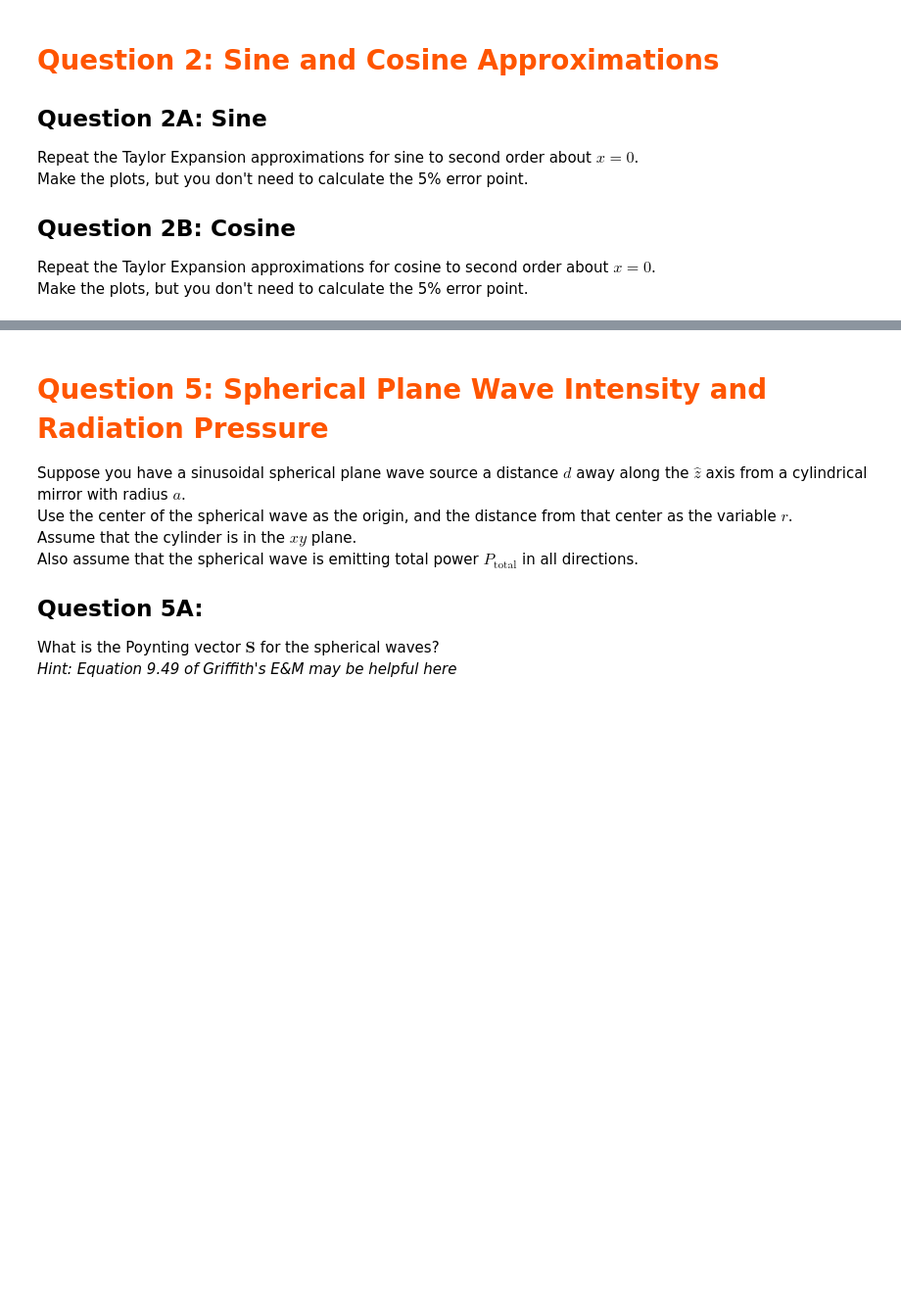
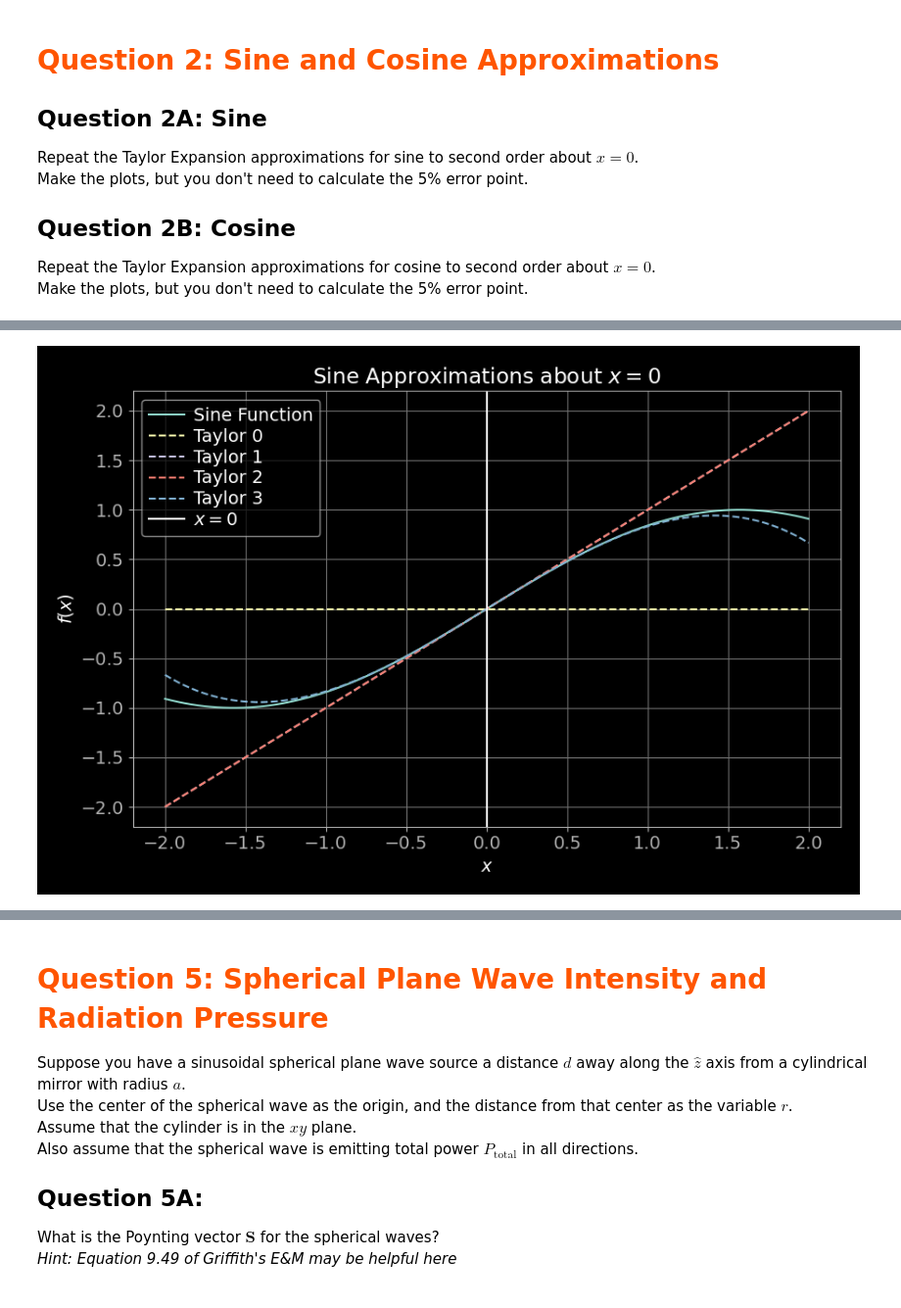
Before and after one commit to carthalp/lasers-and-optomechanics-homework-solutions, a Jupyter notebook: 01_hw_plane_waves_math_review.ipynb, the cells around one changed output, grey strips where cells are left out. Shown at 98% size. Drawn from its saved outputs; the diff is of its cells as text; code cells hidden in the pictures; blank space fills up the shorter version.

```diff
--- a/01_hw_plane_waves_math_review.ipynb
+++ b/01_hw_plane_waves_math_review.ipynb
@@ -33,8 +33,8 @@ mpl.rcParams.update(
         "text.usetex": False,
         "figure.figsize": (9, 6),
         "figure.autolayout": True,
-        "font.family": "serif",
-        "font.serif": "georgia",
+        #"font.family": "serif",
+        #"font.serif": "georgia",
         # 'mathtext.fontset': 'cm',
         "lines.linewidth": 1.5,
         "font.size": fontsize,
@@ -240,0 +200,26 @@ What happens if $\sigma = +0.5$?
+# %%
+xx = np.linspace(-2, 2, 100)
+
+taylor0 = 0*xx
+taylor1 = taylor0 + xx
+taylor2 = taylor1 + 0
+taylor3 = taylor2 - 1/6*xx**3
+
+fig, s1 = plt.subplots(1)
+
+s1.plot(xx, np.sin(xx), label="Sine Function")
+s1.plot(xx, taylor0, ls="--", label="Taylor 0")
+s1.plot(xx, taylor1, ls="--", label="Taylor 1")
+s1.plot(xx, taylor2, ls="--", label="Taylor 2")
+s1.plot(xx, taylor3, ls="--", label="Taylor 3")
+
+s1.axvline(x=0, label=f"$x = 0$")
+
+s1.set_title("Sine Approximations about $x = 0$")
+s1.set_xlabel("$x$")
+s1.set_ylabel("$f(x)$")
+s1.legend()
+s1.grid()
+plt.show()
+# %% [output]
+[figure, added]
```
Also changed, not shown: parts of 15 cells of this notebook.
